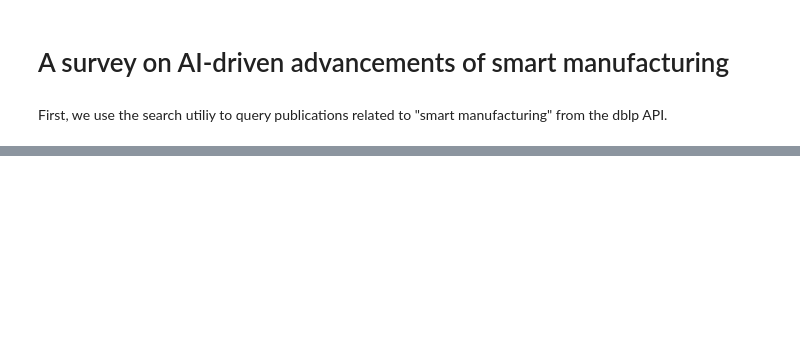
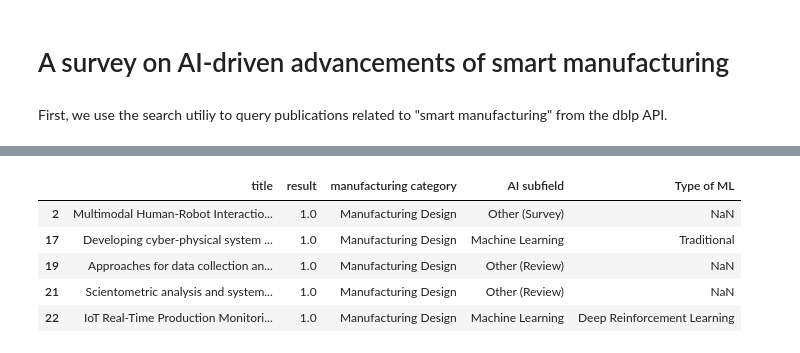
Before and after one commit to alextdnreb/LiteratureReview, a Jupyter notebook: survey_manufacturing.ipynb, the cells around one changed output, grey strips where cells are left out. Saved outputs shown, nothing was run; the diff lists cells and outputs as text; code cells hidden in the pictures; blank space fills up the shorter version.

```diff
--- a/survey_manufacturing.ipynb
+++ b/survey_manufacturing.ipynb
@@ -135,0 +142,11 @@ Name: title, dtype: object
+# %%
+display(
+    labeled_results[labeled_results["manufacturing category"] == "Manufacturing Design"]
+)
+# %% [output]
+|  | title | result | manufacturing category | AI subfield | Type of ML |
+| 2 | Multimodal Human-Robot Interactio... | 1.0 | Manufacturing Design | Other (Survey) | NaN |
+| 17 | Developing cyber-physical system ... | 1.0 | Manufacturing Design | Machine Learning | Traditional |
+| 19 | Approaches for data collection an... | 1.0 | Manufacturing Design | Other (Review) | NaN |
+| 21 | Scientometric analysis and system... | 1.0 | Manufacturing Design | Other (Review) | NaN |
+| 22 | IoT Real-Time Production Monitori... | 1.0 | Manufacturing Design | Machine Learning | Deep Reinforcement Learning |
```
Also changed, not shown: parts of 24 cells of this notebook, 1 other file.
